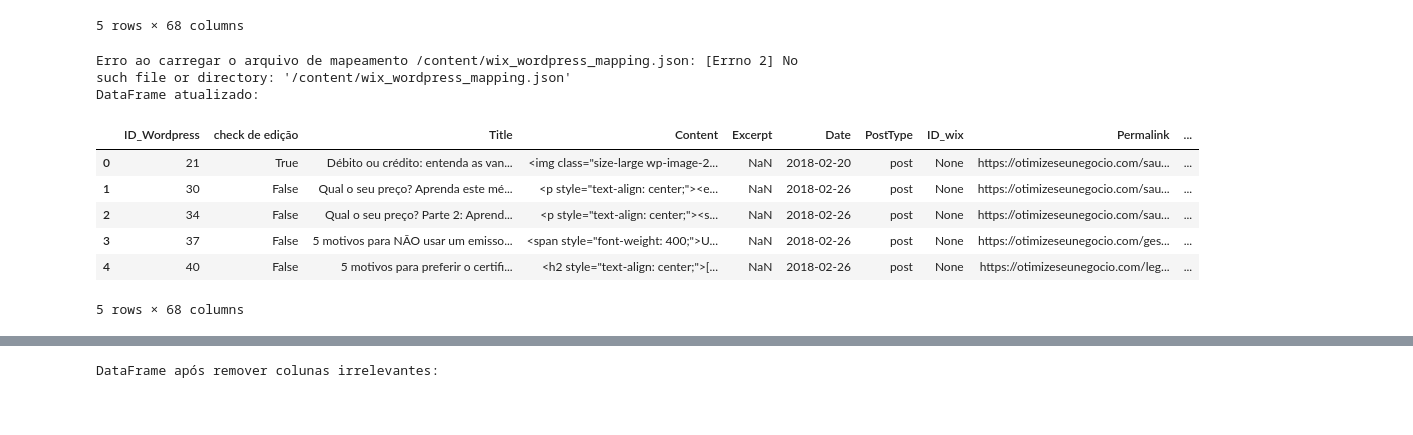
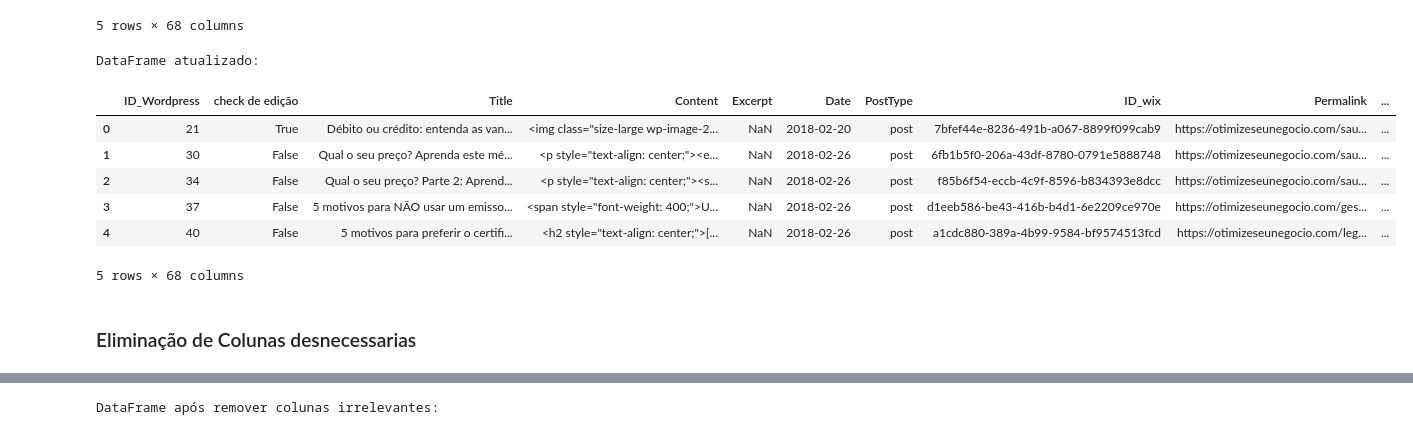
Before and after one commit to cayoc9/wordpress_to_wix-migrator, a Jupyter notebook: main.ipynb, the cells around one changed output, grey strips where cells are left out. Cells and saved outputs as stored; diff of their text form; code cells hidden in the pictures; blank space fills up the shorter version.

```diff
--- a/main.ipynb
+++ b/main.ipynb
@@ -42,5 +48,5 @@ import json
 # %%
-caminho_csv_wordpress = './docs/Posts-Export-2025-July-25-1838.csv'
+caminho_csv_wordpress = './data/pre-processing/Posts-Export-2025-July-25-1838.csv'
 caminho_posts_wix = './data/posts/'
 mapeamento = './data/wix_wordpress_mapping.json'
 
@@ -80,38 +101,39 @@ df.head()
 df1 = df
 # %%
 # Diretório onde os arquivos JSON estão localizados
-posts_dir = '/content/posts/' # Corrected path to posts directory
-mapeamento_path = '/content/wix_wordpress_mapping.json' # Corrected path to mapping file
+posts_dir = './data/posts/' # Corrected path to posts directory
+mapeamento_path = './data/wix_wordpress_mapping.json' # Corrected path to mapping file
 
 # Load the mapping from the JSON file
 try:
     with open(mapeamento_path, 'r') as f:
         wix_wordpress_mapping = json.load(f)
 except (IOError, json.JSONDecodeError) as e:
     print(f"Erro ao carregar o arquivo de mapeamento {mapeamento_path}: {e}")
     wix_wordpress_mapping = {} # Initialize as empty dict if error occurs
 
 def find_and_update_wix_id(row):
     id_wordpress = str(row['ID_Wordpress']) # Convert to string to match keys in mapping
     # Look up the ID_wix in the mapping
     wix_id = wix_wordpress_mapping.get(id_wordpress)
     return wix_id
 
 # Iterar sobre cada linha do DataFrame e atualizar a coluna 'ID_wix'
 df1['ID_wix'] = df1.apply(find_and_update_wix_id, axis=1)
 
 print("DataFrame atualizado:")
 display(df1.head())
 # %% [output]
-Erro ao carregar o arquivo de mapeamento /content/wix_wordpress_mapping.json: [Errno 2] No such file or directory: '/content/wix_wordpress_mapping.json'
 DataFrame atualizado:
 |  | ID_Wordpress | check de edição | Title | Content | Excerpt | Date | PostType | ID_wix | Permalink | ... |
-| 0 | 21 | True | Débito ou crédito: entenda as van... | <img class="size-large wp-image-2... | NaN | 2018-02-20 | post | None | https://otimizeseunegocio.com/sau... | ... |
-| 1 | 30 | False | Qual o seu preço? Aprenda este mé... | <p style="text-align: center;"><e... | NaN | 2018-02-26 | post | None | https://otimizeseunegocio.com/sau... | ... |
-| 2 | 34 | False | Qual o seu preço? Parte 2: Aprend... | <p style="text-align: center;"><s... | NaN | 2018-02-26 | post | None | https://otimizeseunegocio.com/sau... | ... |
-| 3 | 37 | False | 5 motivos para NÃO usar um emisso... | <span style="font-weight: 400;">U... | NaN | 2018-02-26 | post | None | https://otimizeseunegocio.com/ges... | ... |
-| 4 | 40 | False | 5 motivos para preferir o certifi... | <h2 style="text-align: center;">[... | NaN | 2018-02-26 | post | None | https://otimizeseunegocio.com/leg... | ... |
+| 0 | 21 | True | Débito ou crédito: entenda as van... | <img class="size-large wp-image-2... | NaN | 2018-02-20 | post | 7bfef44e-8236-491b-a067-8899f099cab9 | https://otimizeseunegocio.com/sau... | ... |
+| 1 | 30 | False | Qual o seu preço? Aprenda este mé... | <p style="text-align: center;"><e... | NaN | 2018-02-26 | post | 6fb1b5f0-206a-43df-8780-0791e5888748 | https://otimizeseunegocio.com/sau... | ... |
+| 2 | 34 | False | Qual o seu preço? Parte 2: Aprend... | <p style="text-align: center;"><s... | NaN | 2018-02-26 | post | f85b6f54-eccb-4c9f-8596-b834393e8dcc | https://otimizeseunegocio.com/sau... | ... |
+| 3 | 37 | False | 5 motivos para NÃO usar um emisso... | <span style="font-weight: 400;">U... | NaN | 2018-02-26 | post | d1eeb586-be43-416b-b4d1-6e2209ce970e | https://otimizeseunegocio.com/ges... | ... |
+| 4 | 40 | False | 5 motivos para preferir o certifi... | <h2 style="text-align: center;">[... | NaN | 2018-02-26 | post | a1cdc880-389a-4b99-9584-bf9574513fcd | https://otimizeseunegocio.com/leg... | ... |
 5 rows × 68 columns
+# %% [markdown]
+### Eliminação de Colunas desnecessarias
 # %%
 df2 = df1
 # %%
```
Also changed, not shown: parts of 33 cells of this notebook, 11 other files.
